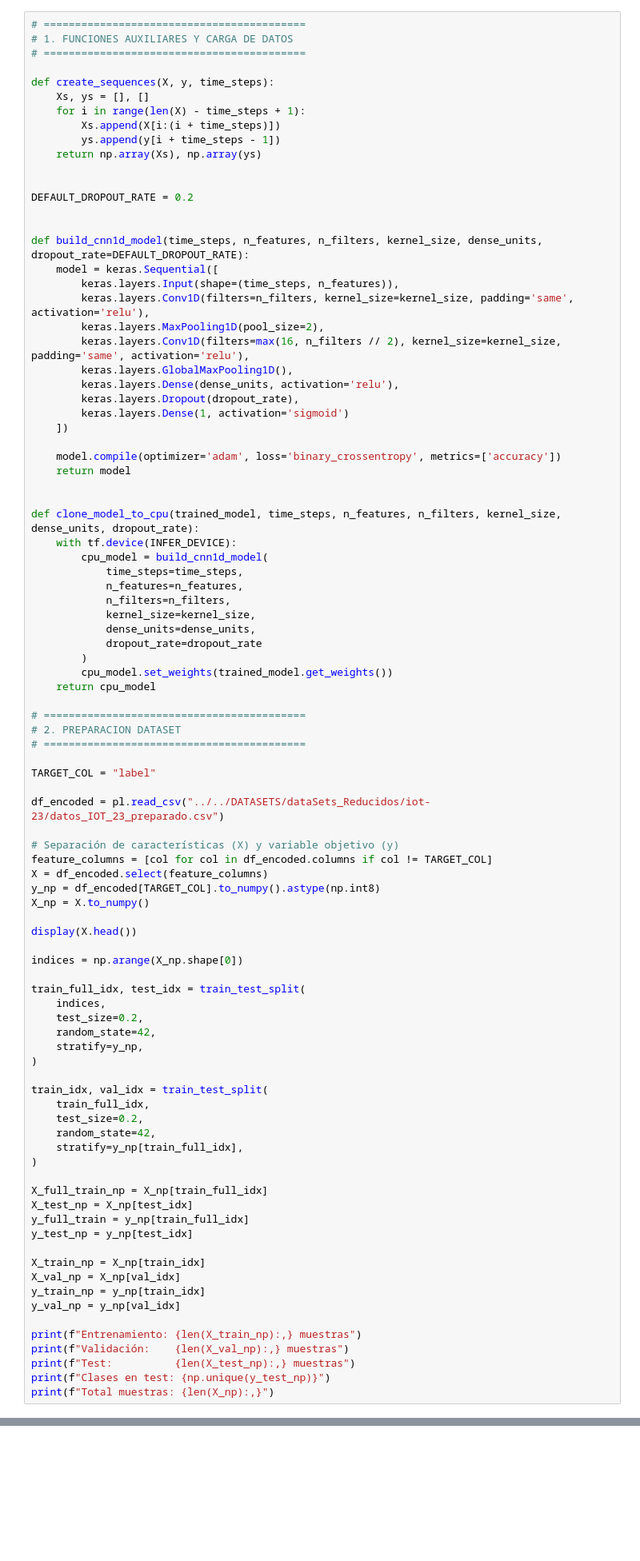
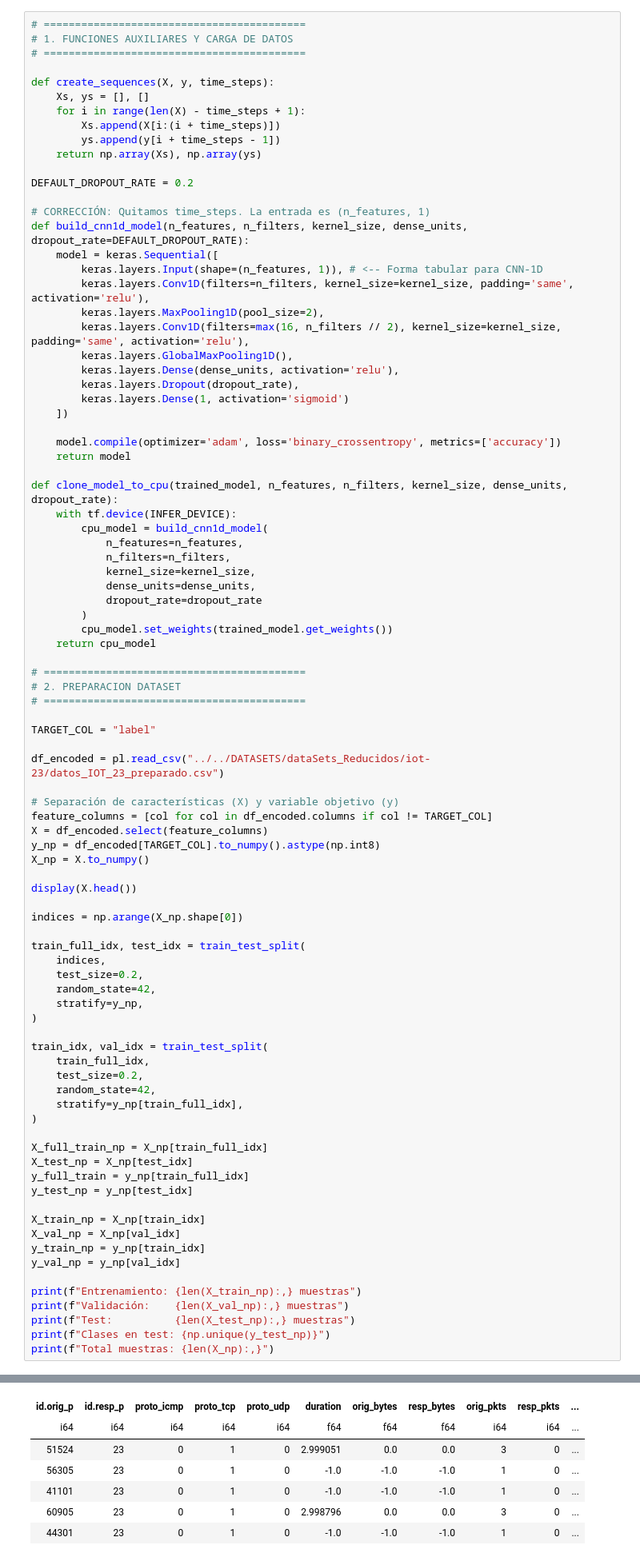
Before and after one commit to Placivm04/PLACI_TFG, a Jupyter notebook: CODIGO/MODELOS IOT/cnn_iot_train.ipynb, the cells around one changed output, grey strips where cells are left out. Shown at 80% size. Drawn from its saved outputs; the diff is of its cells as text; blank space fills up the shorter version.

Commit message:
modelo cnn iot

```diff
--- a/CODIGO/MODELOS IOT/cnn_iot_train.ipynb
+++ b/CODIGO/MODELOS IOT/cnn_iot_train.ipynb
@@ -36,13 +47,12 @@ def create_sequences(X, y, time_steps):
         ys.append(y[i + time_steps - 1])
     return np.array(Xs), np.array(ys)
 
-
 DEFAULT_DROPOUT_RATE = 0.2
 
-
-def build_cnn1d_model(time_steps, n_features, n_filters, kernel_size, dense_units, dropout_rate=DEFAULT_DROPOUT_RATE):
+# CORRECCIÓN: Quitamos time_steps. La entrada es (n_features, 1)
+def build_cnn1d_model(n_features, n_filters, kernel_size, dense_units, dropout_rate=DEFAULT_DROPOUT_RATE):
     model = keras.Sequential([
-        keras.layers.Input(shape=(time_steps, n_features)),
+        keras.layers.Input(shape=(n_features, 1)), # <-- Forma tabular para CNN-1D
         keras.layers.Conv1D(filters=n_filters, kernel_size=kernel_size, padding='same', activation='relu'),
         keras.layers.MaxPooling1D(pool_size=2),
         keras.layers.Conv1D(filters=max(16, n_filters // 2), kernel_size=kernel_size, padding='same', activation='relu'),
@@ -55,11 +65,9 @@ def build_cnn1d_model(time_steps, n_features, n_filters, kernel_size, dense_unit
     model.compile(optimizer='adam', loss='binary_crossentropy', metrics=['accuracy'])
     return model
 
-
-def clone_model_to_cpu(trained_model, time_steps, n_features, n_filters, kernel_size, dense_units, dropout_rate):
+def clone_model_to_cpu(trained_model, n_features, n_filters, kernel_size, dense_units, dropout_rate):
     with tf.device(INFER_DEVICE):
         cpu_model = build_cnn1d_model(
-            time_steps=time_steps,
             n_features=n_features,
             n_filters=n_filters,
             kernel_size=kernel_size,
@@ -116,3 +124,4 @@ print(f"Validación:    {len(X_val_np):,} muestras")
 print(f"Test:          {len(X_test_np):,} muestras")
 print(f"Clases en test: {np.unique(y_test_np)}")
 print(f"Total muestras: {len(X_np):,}")
+# %% [output]
@@ -118,0 +129,7 @@ print(f"Total muestras: {len(X_np):,}")
+| id.orig_p | id.resp_p | proto_icmp | proto_tcp | proto_udp | duration | orig_bytes | resp_bytes | orig_pkts | resp_pkts | ... |
+| i64 | i64 | i64 | i64 | i64 | f64 | f64 | f64 | i64 | i64 | ... |
+| 51524 | 23 | 0 | 1 | 0 | 2.999051 | 0.0 | 0.0 | 3 | 0 | ... |
+| 56305 | 23 | 0 | 1 | 0 | -1.0 | -1.0 | -1.0 | 1 | 0 | ... |
+| 41101 | 23 | 0 | 1 | 0 | -1.0 | -1.0 | -1.0 | 1 | 0 | ... |
+| 60905 | 23 | 0 | 1 | 0 | 2.998796 | 0.0 | 0.0 | 3 | 0 | ... |
+| 44301 | 23 | 0 | 1 | 0 | -1.0 | -1.0 | -1.0 | 1 | 0 | ... |
```
Also changed, not shown: parts of 6 cells of this notebook.
